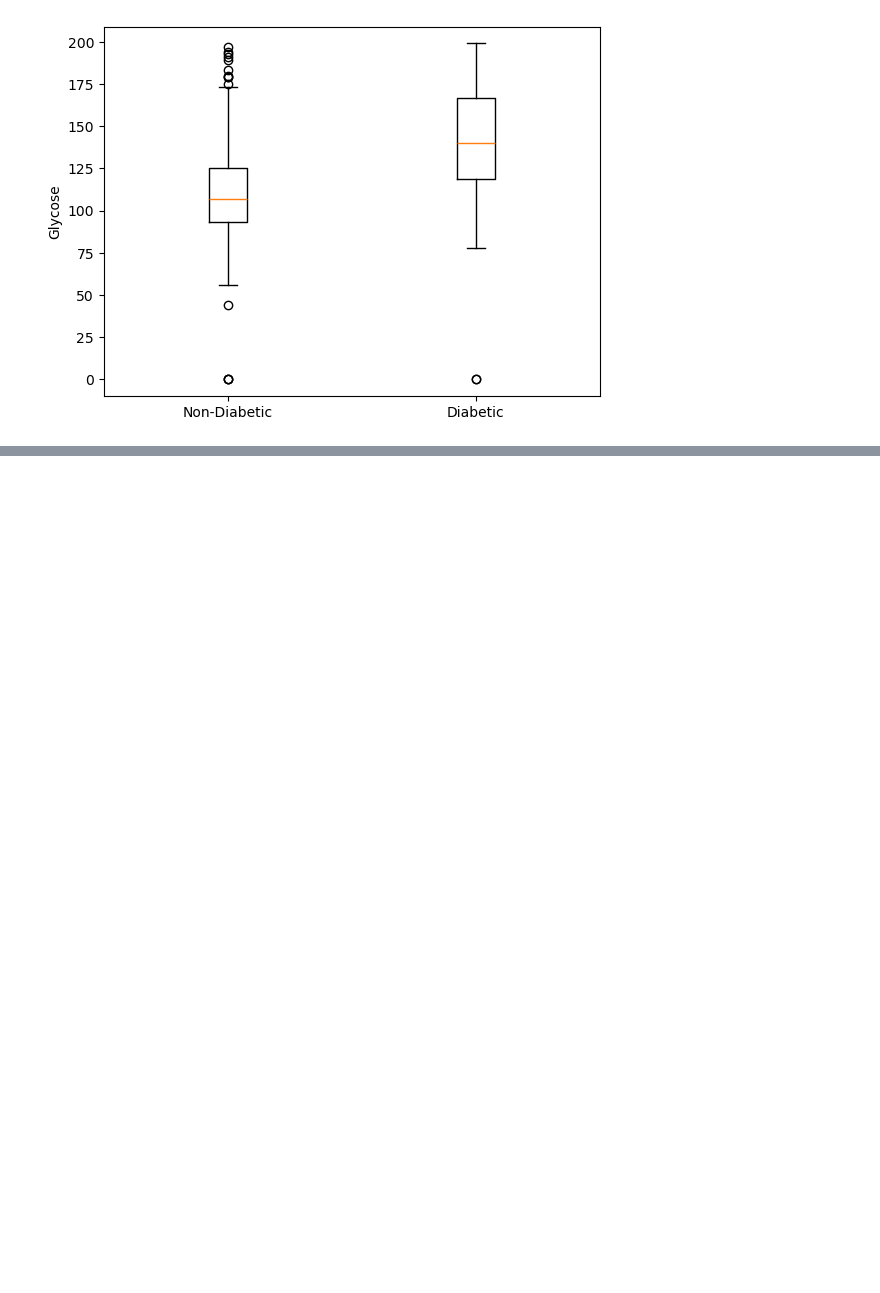
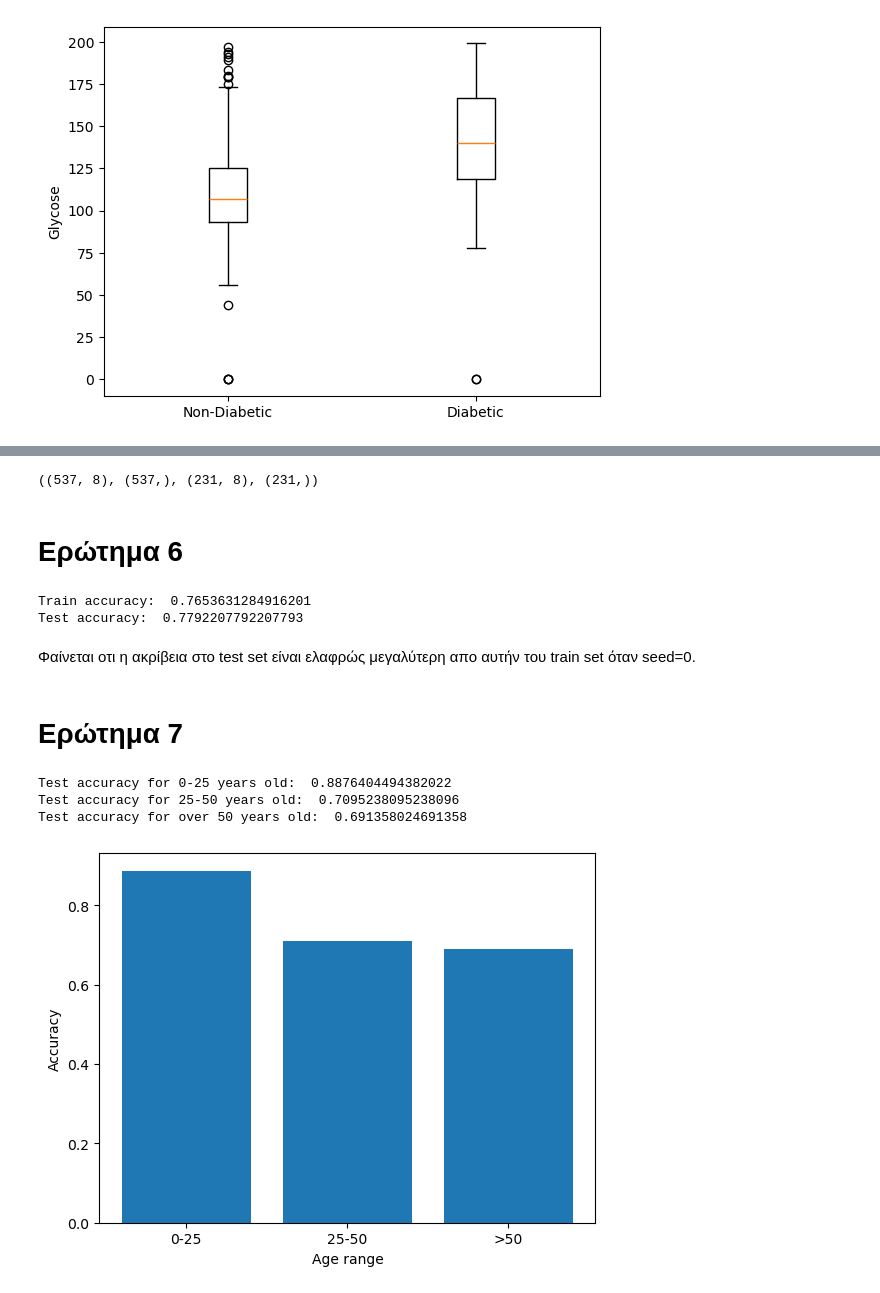
Before and after one commit to thanasisxan/AI-101-Machine-Learning, a Jupyter notebook: Excercise-1/diabetes-prediction-1.ipynb, the cells around one changed output, grey strips where cells are left out. Cells and saved outputs as stored; diff of their text form; code cells hidden in the pictures; blank space fills up the shorter version.

```diff
--- a/Excercise-1/diabetes-prediction-1.ipynb
+++ b/Excercise-1/diabetes-prediction-1.ipynb
@@ -105,0 +117,56 @@ plt.show()
+# %%
+seed = 0
+test_size = 0.3
+
+x_train, x_test, y_train, y_test = train_test_split(x, y, test_size=test_size, random_state=seed)
+x_train.shape, y_train.shape, x_test.shape, y_test.shape
+# %% [output]
+((537, 8), (537,), (231, 8), (231,))
+# %% [markdown]
+# Ερώτημα 6
+# %%
+model = LogisticRegression(max_iter=1000, random_state=seed)
+model.fit(x_train, y_train)
+
+y_train_pred = model.predict(x_train)
+train_accuracy = accuracy_score(y_train, y_train_pred)
+print("Train accuracy: ", train_accuracy)
+
+y_test_pred = model.predict(x_test)
+test_accuracy = accuracy_score(y_test, y_test_pred)
+print("Test accuracy: ", test_accuracy)
+# %% [output]
+Train accuracy:  0.7653631284916201
+Test accuracy:  0.7792207792207793
+# %% [markdown]
+Φαίνεται οτι η ακρίβεια στο test set είναι ελαφρώς μεγαλύτερη απο αυτήν του train set όταν seed=0.
+# %% [markdown]
+# Ερώτημα 7
+# %%
+x_test_0_25 = df[(df['Age'] >= 0) & (df['Age'] <= 25)].drop(columns=['Outcome']).to_numpy()
+y_test_0_25 = df[(df['Age'] >= 0) & (df['Age'] <= 25)]['Outcome'].to_numpy()
+y_test_0_25_pred = model.predict(x_test_0_25)
+test_0_25_accuracy = accuracy_score(y_test_0_25, y_test_0_25_pred)
+print("Test accuracy for 0-25 years old: ", test_0_25_accuracy)
+
+x_test_25_50 = df[(df['Age'] > 25) & (df['Age'] <= 50)].drop(columns=['Outcome']).to_numpy()
+y_test_25_50 = df[(df['Age'] > 25) & (df['Age'] <= 50)]['Outcome'].to_numpy()
+y_test_25_50_pred = model.predict(x_test_25_50)
+test_25_50_accuracy = accuracy_score(y_test_25_50, y_test_25_50_pred)
+print("Test accuracy for 25-50 years old: ", test_25_50_accuracy)
+
+x_test_over_50 = df[df['Age'] > 50].drop(columns=['Outcome']).to_numpy()
+y_test_over_50 = df[df['Age'] > 50]['Outcome'].to_numpy()
+y_test_over_50_pred = model.predict(x_test_over_50)
+test_over_50_accuracy = accuracy_score(y_test_over_50, y_test_over_50_pred)
+print("Test accuracy for over 50 years old: ", test_over_50_accuracy)
+
+plt.bar(['0-25', '25-50', '>50'], [test_0_25_accuracy, test_25_50_accuracy, test_over_50_accuracy])
+plt.ylabel('Accuracy')
+plt.xlabel('Age range')
+plt.show()
+# %% [output]
+Test accuracy for 0-25 years old:  0.8876404494382022
+Test accuracy for 25-50 years old:  0.7095238095238096
+Test accuracy for over 50 years old:  0.691358024691358
+[figure, added]
```
Also changed, not shown: parts of 15 cells of this notebook.
